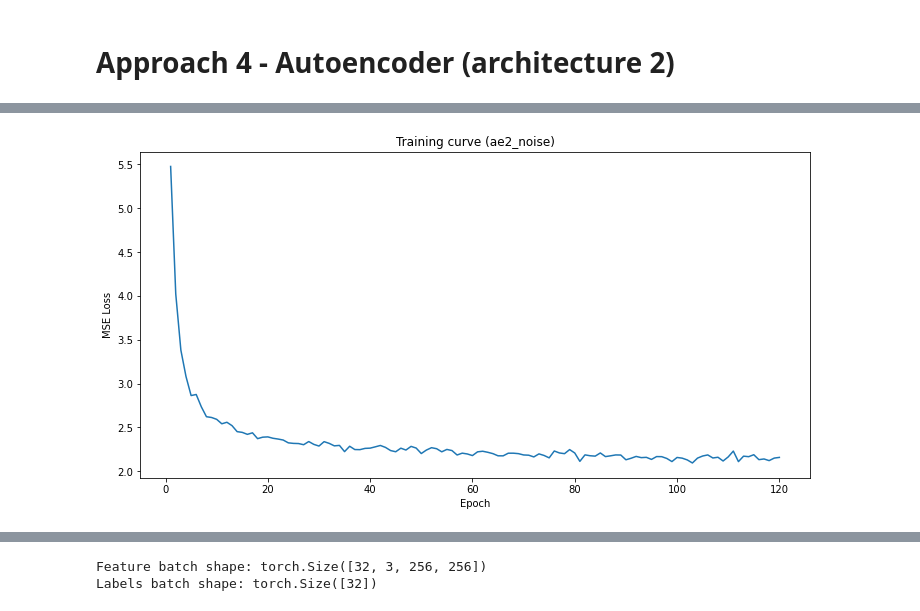
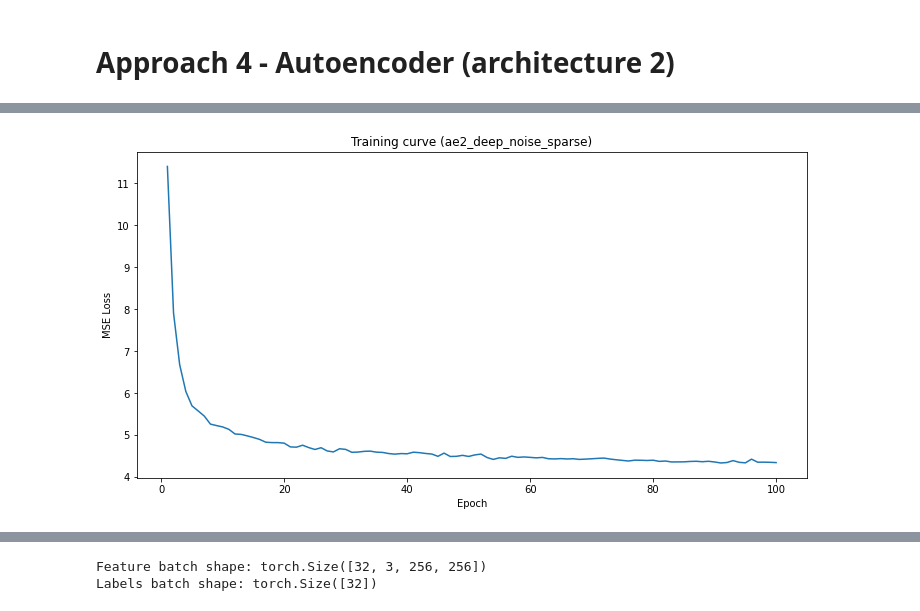
Before and after one commit to kleincode/camera-trap-anomaly-detection, a Jupyter notebook: approach4_autoencoder2.ipynb, the cells around one changed output, grey strips where cells are left out. Cells and saved outputs as stored; diff of their text form; code cells hidden in the pictures.

```diff
--- a/approach4_autoencoder2.ipynb
+++ b/approach4_autoencoder2.ipynb
@@ -46,7 +49,7 @@ Estimated Total Size (MB): 826.25
 ==========================================================================================
 # %%
-its, losses = get_log("ae2_noise", display=True)
+its, losses = get_log("ae2_deep_noise_sparse", display=True)
 # %% [output]
-[figure, old version]
+[figure, new version]
 # %%
 model = Autoencoder()
```
Also changed, not shown: parts of 13 cells of this notebook, 17 other files.
